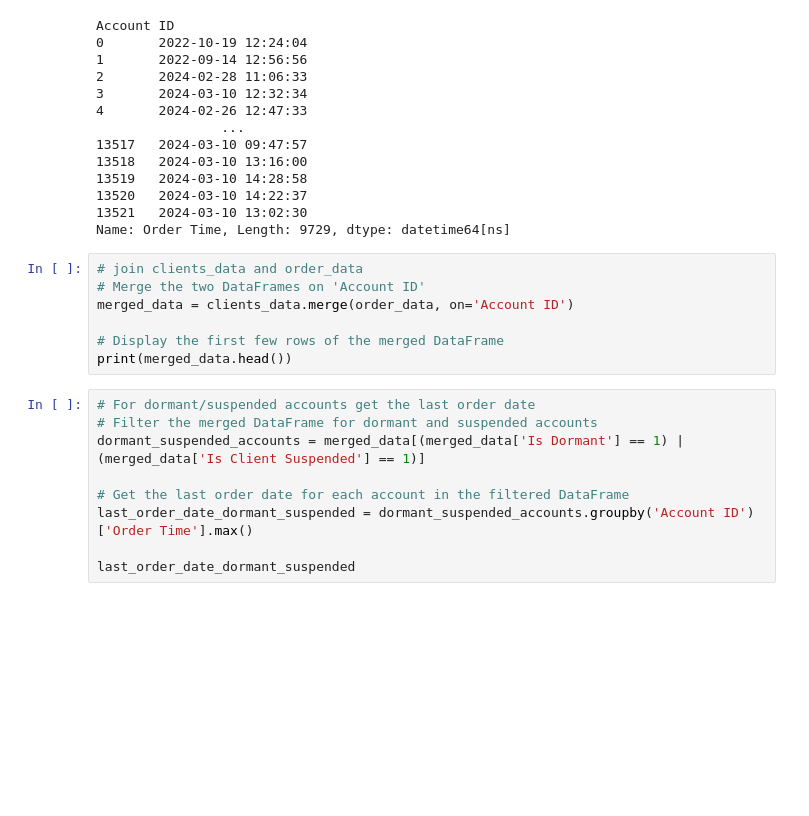
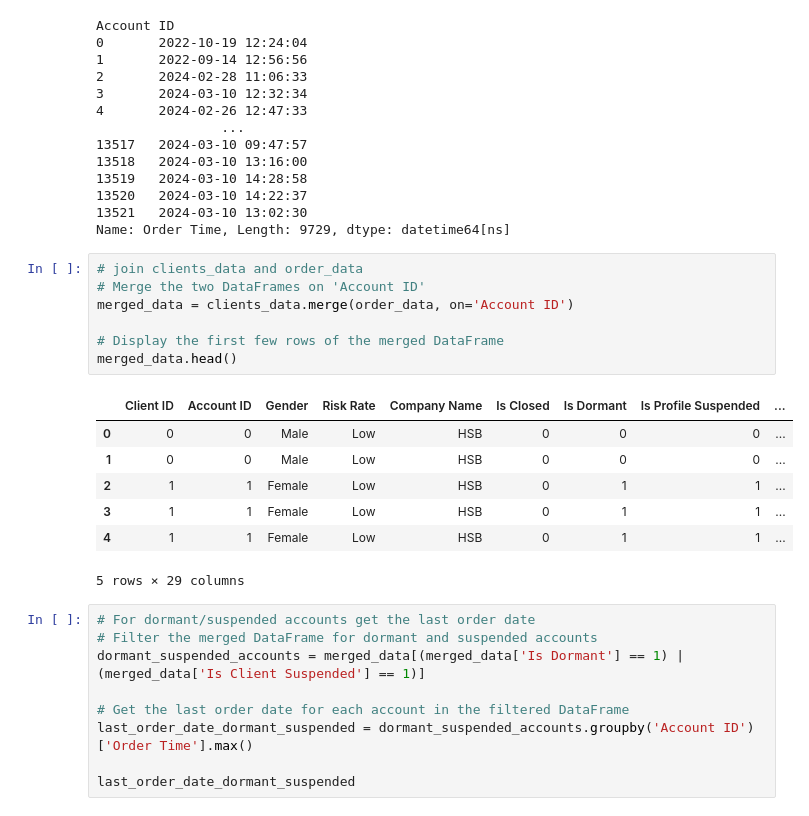
Before and after one commit to omar-sheta/datalytics, a Jupyter notebook: analysis.ipynb, the cells around one changed output. Cells and saved outputs as stored; diff of their text form; blank space fills up the shorter version.

```diff
--- a/analysis.ipynb
+++ b/analysis.ipynb
@@ -314,10 +302,18 @@ Name: Order Time, Length: 9729, dtype: datetime64[ns]
 # %%
 # join clients_data and order_data
 # Merge the two DataFrames on 'Account ID'
 merged_data = clients_data.merge(order_data, on='Account ID')
 
 # Display the first few rows of the merged DataFrame
-print(merged_data.head())
+merged_data.head()
+# %% [output]
+|  | Client ID | Account ID | Gender | Risk Rate | Company Name | Is Closed | Is Dormant | Is Profile Suspended | ... |
+| 0 | 0 | 0 | Male | Low | HSB | 0 | 0 | 0 | ... |
+| 1 | 0 | 0 | Male | Low | HSB | 0 | 0 | 0 | ... |
+| 2 | 1 | 1 | Female | Low | HSB | 0 | 1 | 1 | ... |
+| 3 | 1 | 1 | Female | Low | HSB | 0 | 1 | 1 | ... |
+| 4 | 1 | 1 | Female | Low | HSB | 0 | 1 | 1 | ... |
+5 rows × 29 columns
 # %%
 # For dormant/suspended accounts get the last order date
 # Filter the merged DataFrame for dormant and suspended accounts
```
Also changed, not shown: parts of 20 cells of this notebook.
